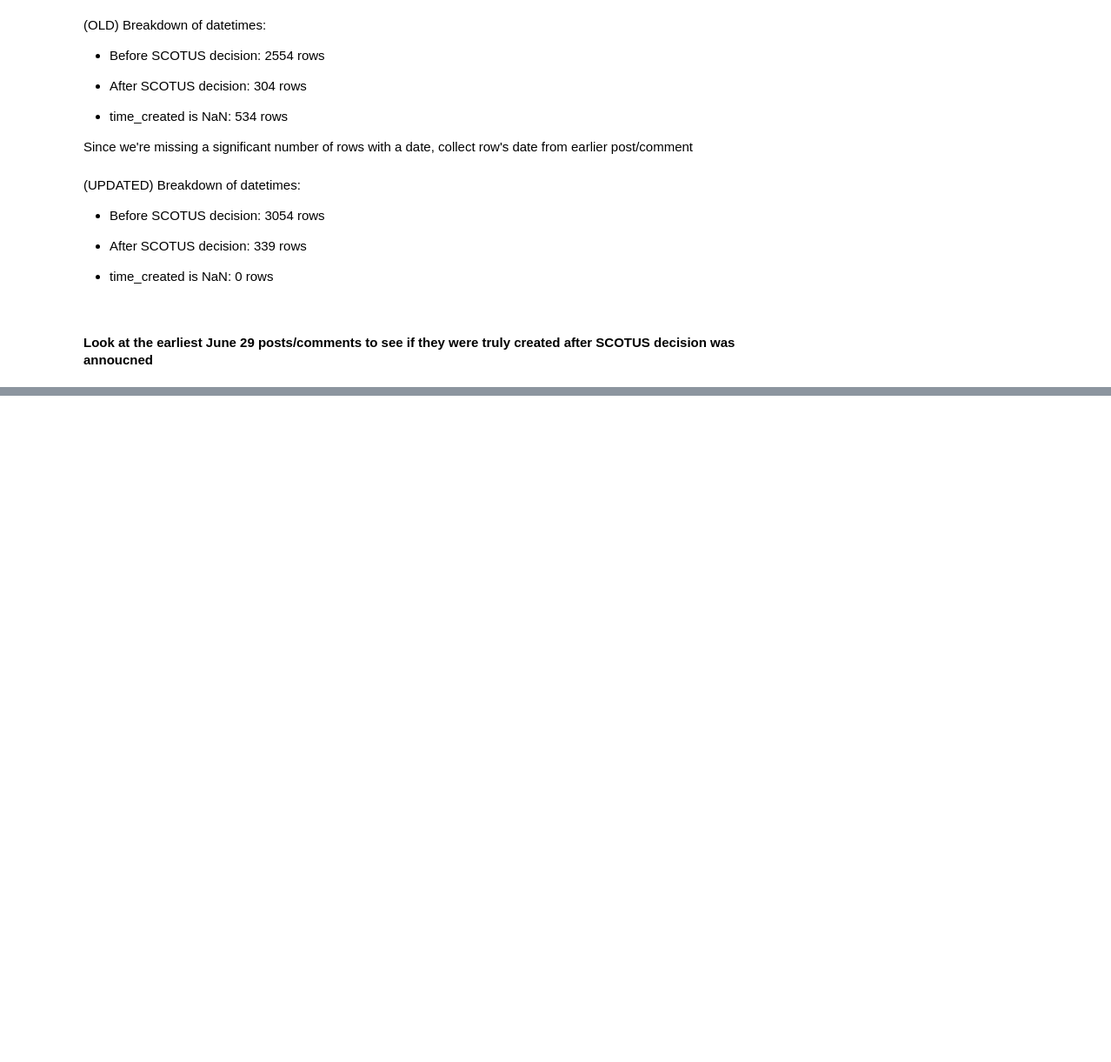
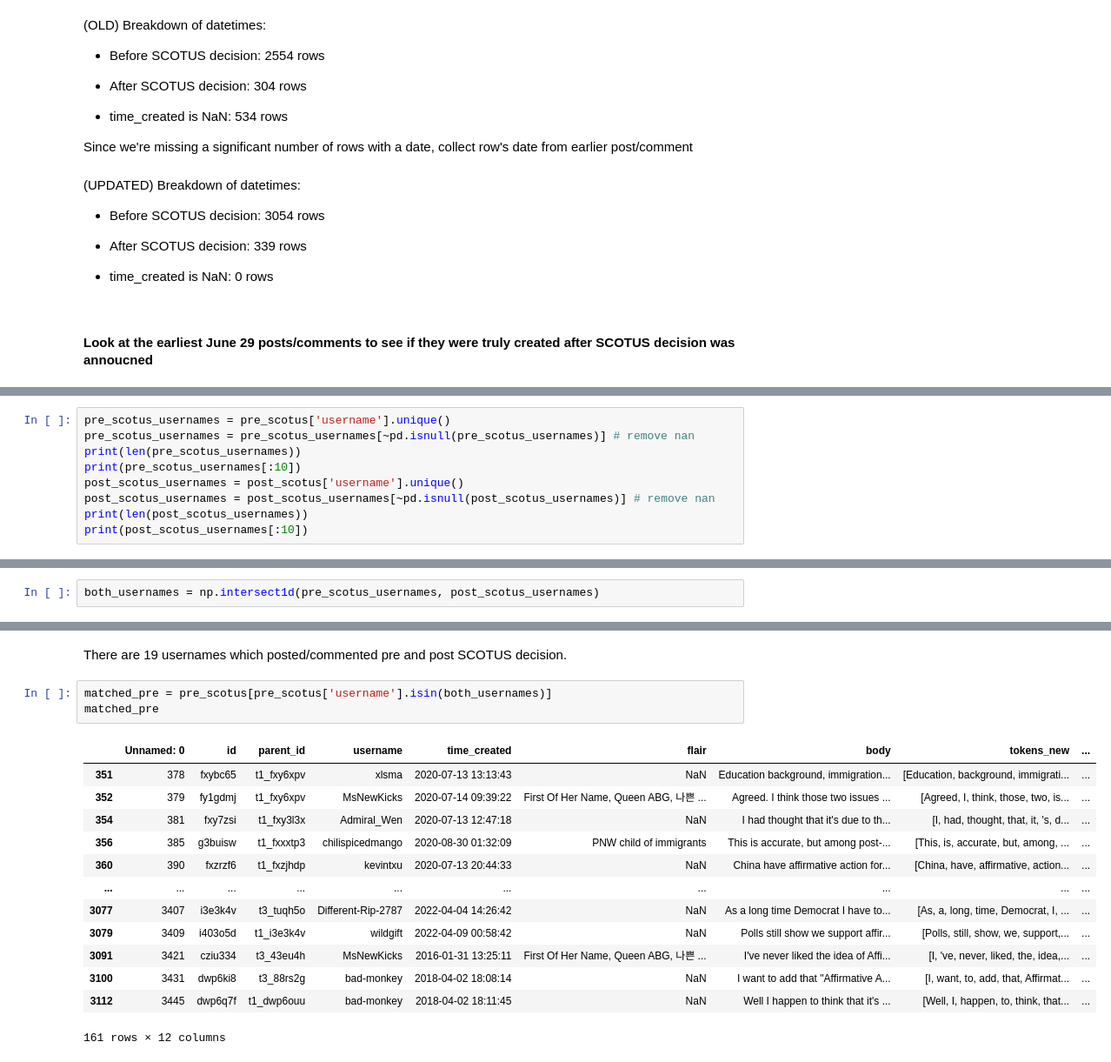
Before and after one commit to ddlee19/macs30200, a Jupyter notebook: analysis/same_user_differences.ipynb, the cells around one changed output, grey strips where cells are left out. Shown: that part at 87% size. Saved outputs shown, nothing was run; the diff lists cells and outputs as text; blank space fills up the shorter version.

```diff
--- a/analysis/same_user_differences.ipynb
+++ b/analysis/same_user_differences.ipynb
@@ -141,0 +164,9 @@ Since we're missing a significant number of rows with a date, collect row's date
+# %%
+pre_scotus_usernames = pre_scotus['username'].unique()
+pre_scotus_usernames = pre_scotus_usernames[~pd.isnull(pre_scotus_usernames)] # remove nan
+print(len(pre_scotus_usernames))
+print(pre_scotus_usernames[:10])
+post_scotus_usernames = post_scotus['username'].unique()
+post_scotus_usernames = post_scotus_usernames[~pd.isnull(post_scotus_usernames)] # remove nan
+print(len(post_scotus_usernames))
+print(post_scotus_usernames[:10])
@@ -141,0 +181,2 @@ Since we're missing a significant number of rows with a date, collect row's date
+# %%
+both_usernames = np.intersect1d(pre_scotus_usernames, post_scotus_usernames)
@@ -141,0 +193,19 @@ Since we're missing a significant number of rows with a date, collect row's date
+# %% [markdown]
+There are 19 usernames which posted/commented pre and post SCOTUS decision.
+# %%
+matched_pre = pre_scotus[pre_scotus['username'].isin(both_usernames)]
+matched_pre
+# %% [output]
+|  | Unnamed: 0 | id | parent_id | username | time_created | flair | body | tokens_new | ... |
+| 351 | 378 | fxybc65 | t1_fxy6xpv | xlsma | 2020-07-13 13:13:43 | NaN | Education background, immigration... | [Education, background, immigrati... | ... |
+| 352 | 379 | fy1gdmj | t1_fxy6xpv | MsNewKicks | 2020-07-14 09:39:22 | First Of Her Name, Queen ABG, 나쁜 ... | Agreed. I think those two issues ... | [Agreed, I, think, those, two, is... | ... |
+| 354 | 381 | fxy7zsi | t1_fxy3l3x | Admiral_Wen | 2020-07-13 12:47:18 | NaN | I had thought that it's due to th... | [I, had, thought, that, it, 's, d... | ... |
+| 356 | 385 | g3buisw | t1_fxxxtp3 | chilispicedmango | 2020-08-30 01:32:09 | PNW child of immigrants | This is accurate, but among post-... | [This, is, accurate, but, among, ... | ... |
+| 360 | 390 | fxzrzf6 | t1_fxzjhdp | kevintxu | 2020-07-13 20:44:33 | NaN | China have affirmative action for... | [China, have, affirmative, action... | ... |
+| ... | ... | ... | ... | ... | ... | ... | ... | ... | ... |
+| 3077 | 3407 | i3e3k4v | t3_tuqh5o | Different-Rip-2787 | 2022-04-04 14:26:42 | NaN | As a long time Democrat I have to... | [As, a, long, time, Democrat, I, ... | ... |
+| 3079 | 3409 | i403o5d | t1_i3e3k4v | wildgift | 2022-04-09 00:58:42 | NaN | Polls still show we support affir... | [Polls, still, show, we, support,... | ... |
+| 3091 | 3421 | cziu334 | t3_43eu4h | MsNewKicks | 2016-01-31 13:25:11 | First Of Her Name, Queen ABG, 나쁜 ... | I've never liked the idea of Affi... | [I, 've, never, liked, the, idea,... | ... |
+| 3100 | 3431 | dwp6ki8 | t3_88rs2g | bad-monkey | 2018-04-02 18:08:14 | NaN | I want to add that "Affirmative A... | [I, want, to, add, that, Affirmat... | ... |
+| 3112 | 3445 | dwp6q7f | t1_dwp6ouu | bad-monkey | 2018-04-02 18:11:45 | NaN | Well I happen to think that it's ... | [Well, I, happen, to, think, that... | ... |
+161 rows × 12 columns
```
Also changed, not shown: parts of 42 cells of this notebook.
